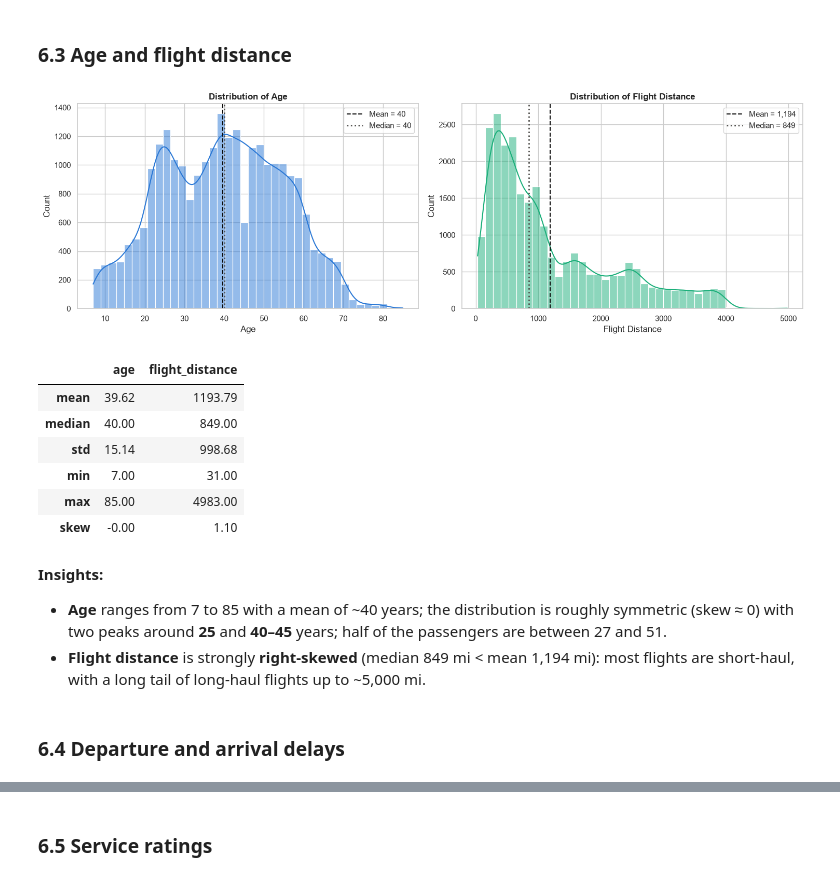
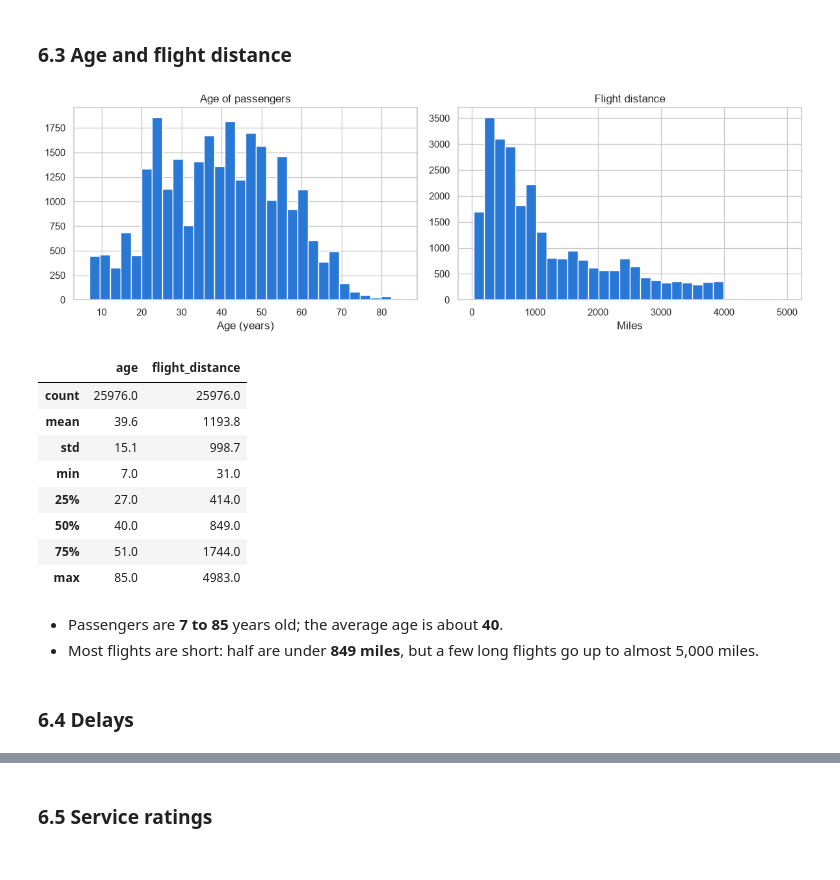
Before and after one commit to hahmed1936/Mid-Project, a Jupyter notebook: Mid-Project-Script.ipynb, the cells around one changed output, grey strips where cells are left out. Cells and saved outputs as stored; diff of their text form; code cells hidden in the pictures.

```diff
--- a/Mid-Project-Script.ipynb
+++ b/Mid-Project-Script.ipynb
@@ -533,36 +309,30 @@ plt.show()
 # %% [markdown]
 ### 6.3 Age and flight distance
-# %%
-def plot_numeric_distribution(df, column, ax, bins=40, color=SATISFIED_COLOR):
-    """Histogram with KDE curve plus mean and median reference lines."""
-    sns.histplot(df[column], bins=bins, kde=True, color=color, edgecolor="white", ax=ax)
-    ax.axvline(df[column].mean(), color="#0b0b0b", linestyle="--", linewidth=1.5,
-               label=f"Mean = {df[column].mean():,.0f}")
-    ax.axvline(df[column].median(), color="#52514e", linestyle=":", linewidth=2,
-               label=f"Median = {df[column].median():,.0f}")
-    ax.set_title(f"Distribution of {pretty_name(column)}")
-    ax.set_xlabel(pretty_name(column))
-    ax.legend()
-
-fig, axes = plt.subplots(1, 2, figsize=(15, 5))
-plot_numeric_distribution(clean_df, "age", axes[0])
-plot_numeric_distribution(clean_df, "flight_distance", axes[1], color=CATEGORY_COLORS[2])
-plt.tight_layout()
-plt.show()
-
-clean_df[["age", "flight_distance"]].agg(["mean", "median", "std", "min", "max", "skew"]).round(2)
-# %% [output]
-[figure, removed]
-|  | age | flight_distance |
-| mean | 39.62 | 1193.79 |
-| median | 40.00 | 849.00 |
-| std | 15.14 | 998.68 |
-| min | 7.00 | 31.00 |
-| max | 85.00 | 4983.00 |
-| skew | -0.00 | 1.10 |
-# %% [markdown]
-**Insights:**
-- **Age** ranges from 7 to 85 with a mean of ~40 years; the distribution is roughly symmetric (skew ≈ 0) with two peaks around **25** and **40–45** years; half of the passengers are between 27 and 51.
-- **Flight distance** is strongly **right-skewed** (median 849 mi < mean 1,194 mi): most flights are short-haul, with a long tail of long-haul flights up to ~5,000 mi.
+# %%
+fig, axes = plt.subplots(1, 2, figsize=(12, 4))
+axes[0].hist(clean_df["age"], bins=30, color=BLUE, edgecolor="white")
+axes[0].set_title("Age of passengers")
+axes[0].set_xlabel("Age (years)")
+axes[1].hist(clean_df["flight_distance"], bins=30, color=BLUE, edgecolor="white")
+axes[1].set_title("Flight distance")
+axes[1].set_xlabel("Miles")
+plt.tight_layout()
+plt.show()
+
+clean_df[["age", "flight_distance"]].describe().round(1)
+# %% [output]
+[figure, added]
+|  | age | flight_distance |
+| count | 25976.0 | 25976.0 |
+| mean | 39.6 | 1193.8 |
+| std | 15.1 | 998.7 |
+| min | 7.0 | 31.0 |
+| 25% | 27.0 | 414.0 |
+| 50% | 40.0 | 849.0 |
+| 75% | 51.0 | 1744.0 |
+| max | 85.0 | 4983.0 |
+# %% [markdown]
+- Passengers are **7 to 85** years old; the average age is about **40**.
+- Most flights are short: half are under **849 miles**, but a few long flights go up to almost 5,000 miles.
 # %% [markdown]
-### 6.4 Departure and arrival delays
+### 6.4 Delays
```
Also changed, not shown: parts of 129 cells of this notebook, 1 other file.
